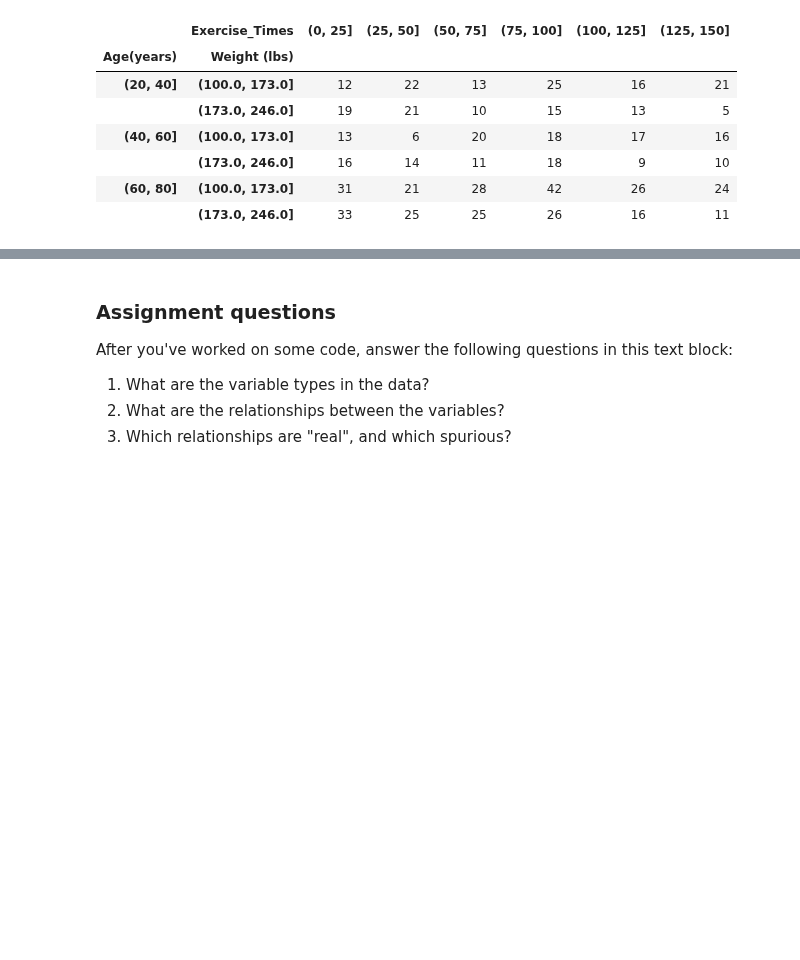
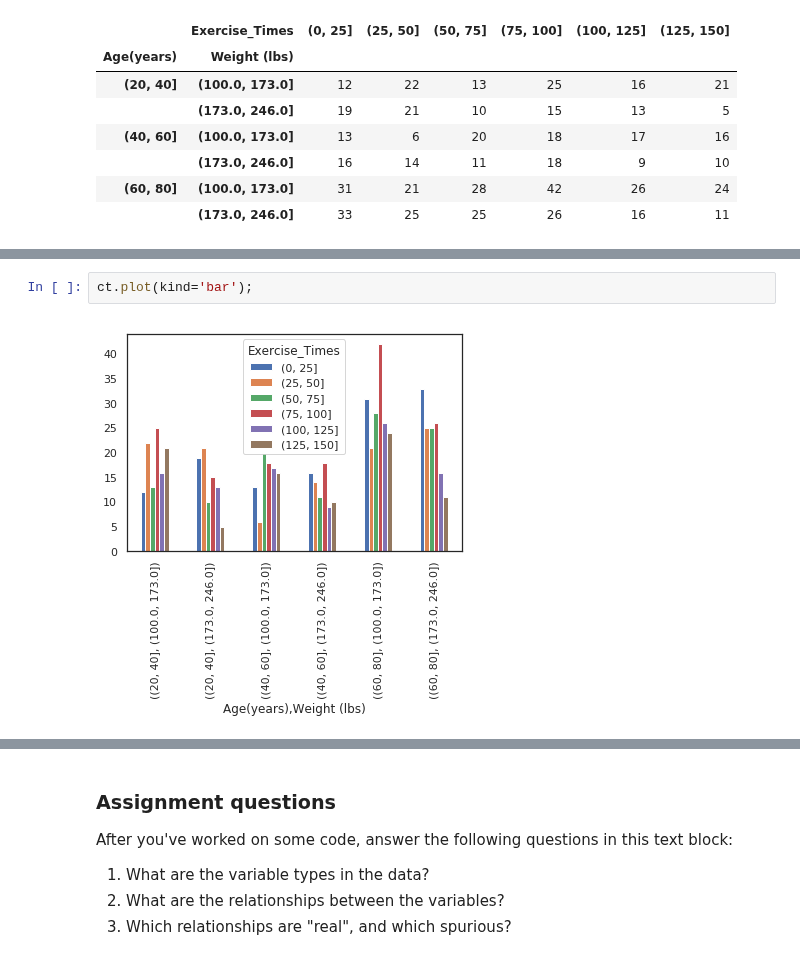
Before and after one commit to HeyLaxmi/DS-Unit-1-Sprint-1-Dealing-With-Data, a Jupyter notebook: LS_DS_114_Making_Data_backed_Assertions.ipynb, the cells around one changed output, grey strips where cells are left out. Saved outputs shown, nothing was run; the diff lists cells and outputs as text; blank space fills up the shorter version.

```diff
--- a/LS_DS_114_Making_Data_backed_Assertions.ipynb
+++ b/LS_DS_114_Making_Data_backed_Assertions.ipynb
@@ -331,0 +337,4 @@ pd.crosstab([age_bin, weight_bin], exercise_time_bin, rownames= ['Age(years)', '
+# %%
+ct.plot(kind='bar');
+# %% [output]
+[figure, added]
```
Also changed, not shown: parts of 4 cells of this notebook.
